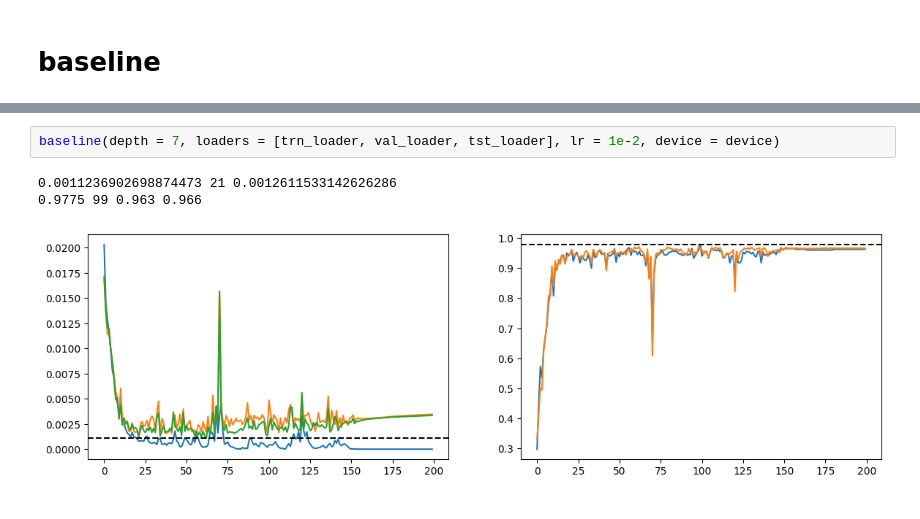
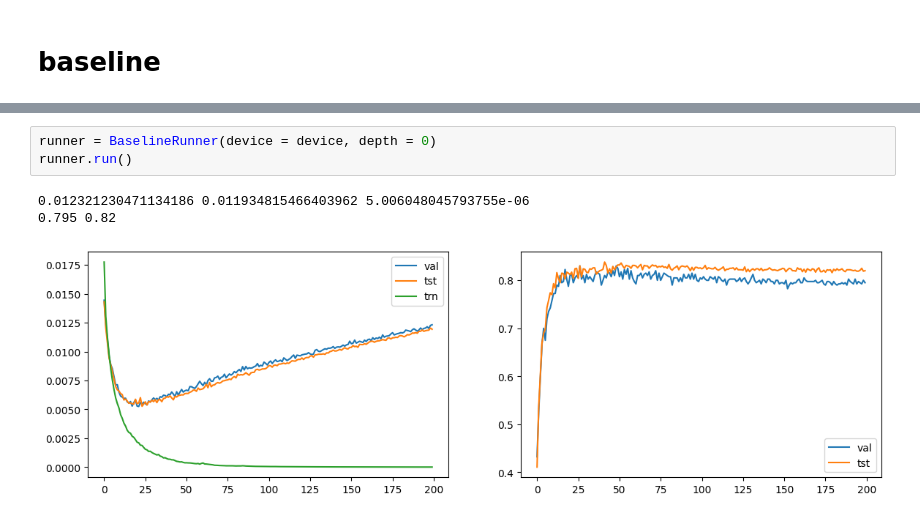
Before and after one commit to cljosegfer/hinton2015distilling, a Jupyter notebook: notebooks/reproducao_cnn.ipynb, the cells around one changed output, grey strips where cells are left out. Drawn from its saved outputs; the diff is of its cells as text.

```diff
--- a/notebooks/reproducao_cnn.ipynb
+++ b/notebooks/reproducao_cnn.ipynb
@@ -266,6 +18,7 @@ baseline(depth = 6, loaders = [trn_loader, val_loader, tst_loader], lr = 1e-2, d
-# %%
-baseline(depth = 7, loaders = [trn_loader, val_loader, tst_loader], lr = 1e-2, device = device)
-# %% [output]
-0.0011236902698874473 21 0.0012611533142626286
-0.9775 99 0.963 0.966
-[figure, removed]
+# %%
+runner = BaselineRunner(device = device, depth = 0)
+runner.run()
+# %% [output]
+0.012321230471134186 0.011934815466403962 5.006048045793755e-06
+0.795 0.82
+[figure, added]
```
Also changed, not shown: parts of 33 cells of this notebook, 32 other files.
